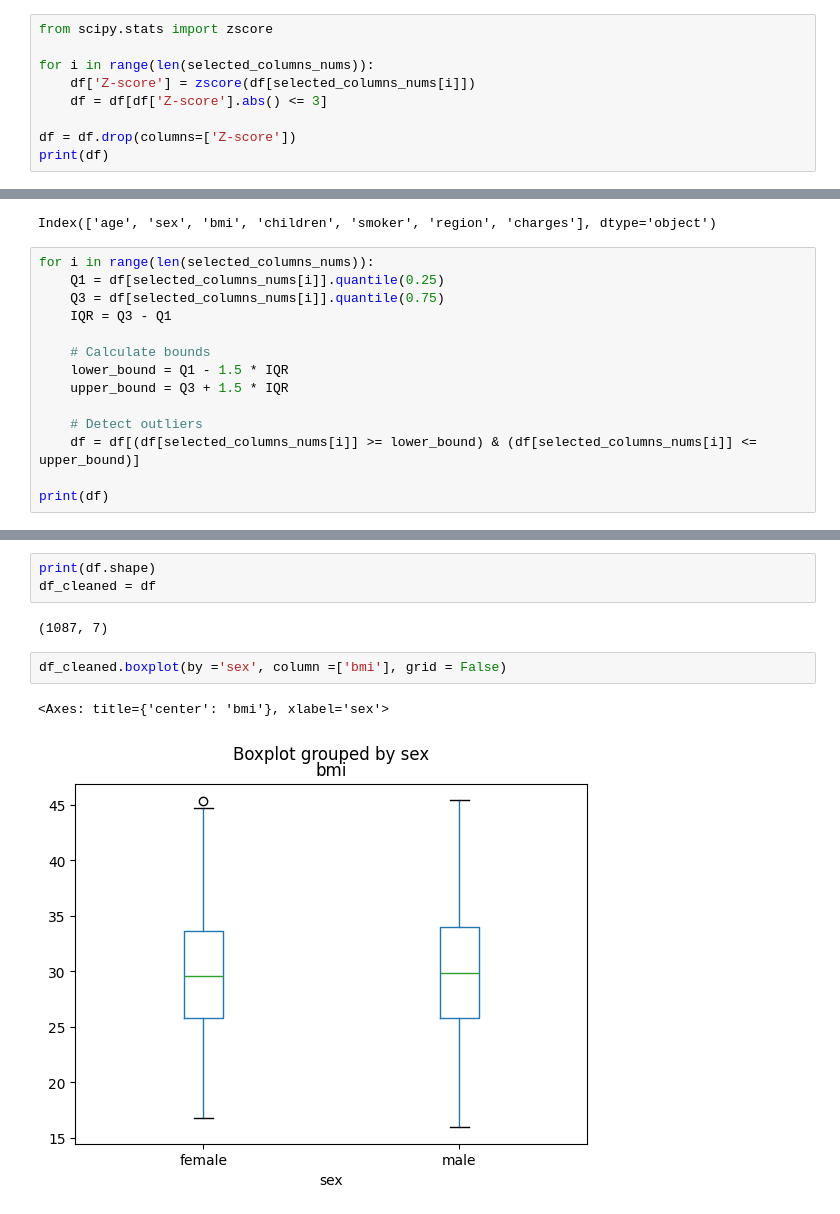
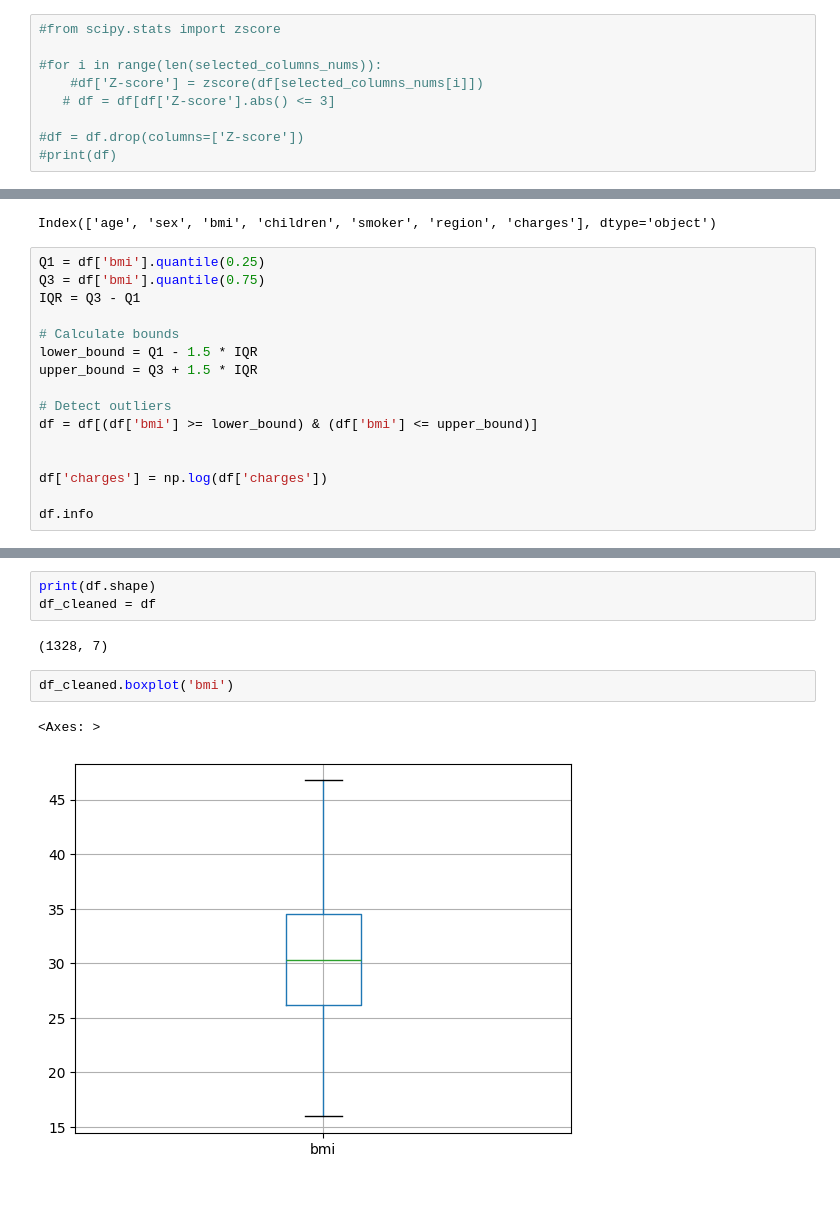
Before and after one commit to abirmes/Assurance_Charge, a Jupyter notebook: data2.ipynb, the cells around one changed output, grey strips where cells are left out. Saved outputs shown, nothing was run; the diff lists cells and outputs as text.

```diff
--- a/data2.ipynb
+++ b/data2.ipynb
@@ -161,11 +166,11 @@ print(df.shape)
 # %% [output]
 (1337, 7)
 # %%
-from scipy.stats import zscore
+#from scipy.stats import zscore
 
-for i in range(len(selected_columns_nums)):
-    df['Z-score'] = zscore(df[selected_columns_nums[i]])
-    df = df[df['Z-score'].abs() <= 3]
+#for i in range(len(selected_columns_nums)):
+    #df['Z-score'] = zscore(df[selected_columns_nums[i]])
+   # df = df[df['Z-score'].abs() <= 3]
 
-df = df.drop(columns=['Z-score'])
-print(df)
+#df = df.drop(columns=['Z-score'])
+#print(df)
@@ -192,17 +182,19 @@ print(df.columns)
 # %% [output]
 Index(['age', 'sex', 'bmi', 'children', 'smoker', 'region', 'charges'], dtype='object')
 # %%
-for i in range(len(selected_columns_nums)):
-    Q1 = df[selected_columns_nums[i]].quantile(0.25)
-    Q3 = df[selected_columns_nums[i]].quantile(0.75)
-    IQR = Q3 - Q1
+Q1 = df['bmi'].quantile(0.25)
+Q3 = df['bmi'].quantile(0.75)
+IQR = Q3 - Q1
 
-    # Calculate bounds
-    lower_bound = Q1 - 1.5 * IQR
-    upper_bound = Q3 + 1.5 * IQR
+# Calculate bounds
+lower_bound = Q1 - 1.5 * IQR
+upper_bound = Q3 + 1.5 * IQR
 
-    # Detect outliers
-    df = df[(df[selected_columns_nums[i]] >= lower_bound) & (df[selected_columns_nums[i]] <= upper_bound)]
+# Detect outliers
+df = df[(df['bmi'] >= lower_bound) & (df['bmi'] <= upper_bound)]
 
-print(df)
+
+df['charges'] = np.log(df['charges'])
+
+df.info
 # %% [output]
@@ -224,10 +221,10 @@ print(df)
 print(df.shape)
 df_cleaned = df
 # %% [output]
-(1087, 7)
+(1328, 7)
 # %%
-df_cleaned.boxplot(by ='sex', column =['bmi'], grid = False)
+df_cleaned.boxplot('bmi')
 # %% [output]
-<Axes: title={'center': 'bmi'}, xlabel='sex'>
+<Axes: >
-[figure, old version]
+[figure, new version]
 # %%
```
Also changed, not shown: parts of 30 cells of this notebook, 1 other file.
